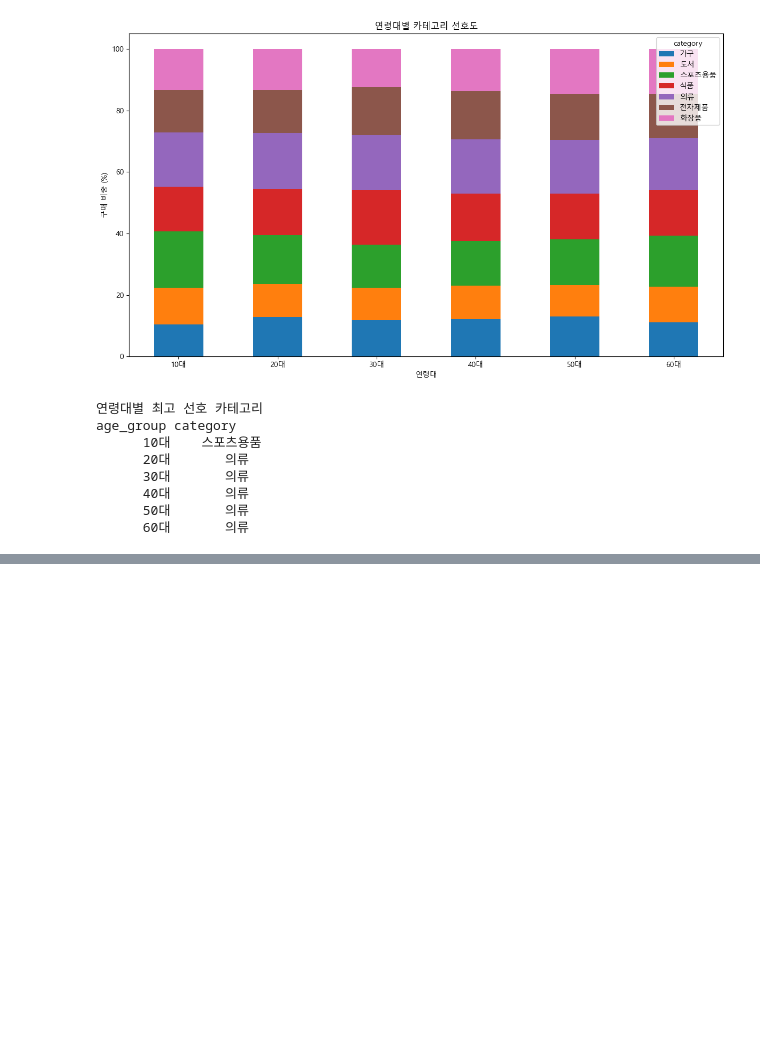
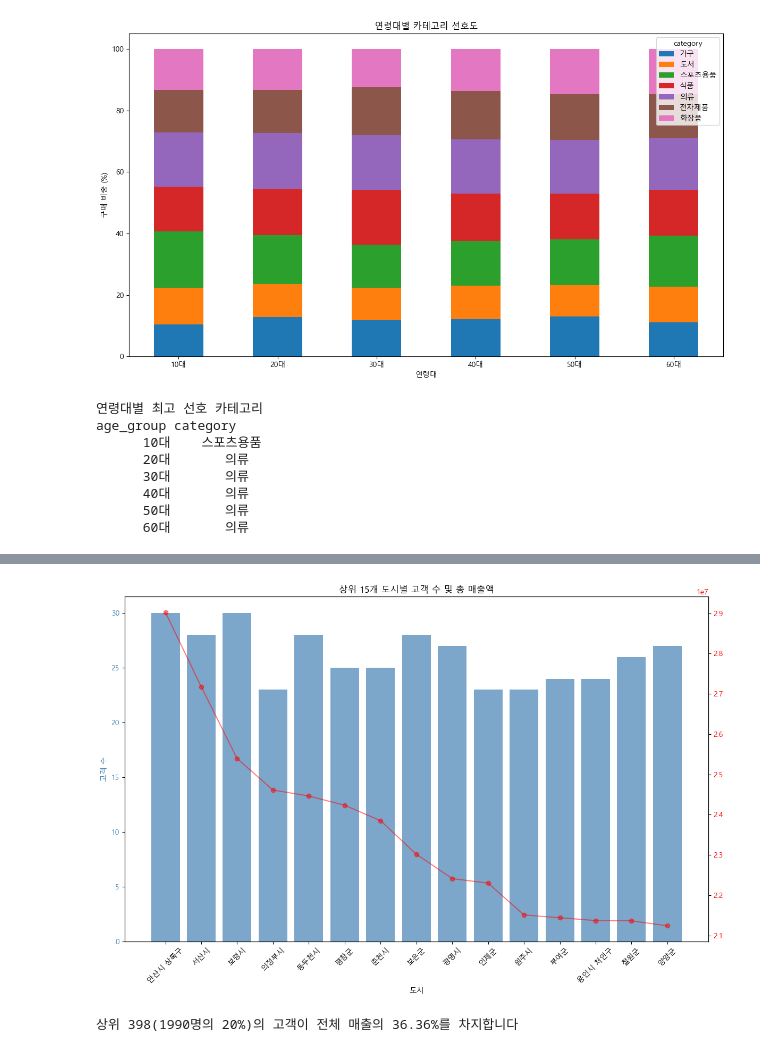
Before and after one commit to Happy-o3ov/big20-python-project1-team3, a Jupyter notebook: 실습문제/02 고객분석.ipynb, the cells around one changed output, grey strips where cells are left out. Cells and saved outputs as stored; diff of their text form; code cells hidden in the pictures; blank space fills up the shorter version.

```diff
--- a/실습문제/02 고객분석.ipynb
+++ b/실습문제/02 고객분석.ipynb
@@ -236,0 +331,42 @@ customer_growth = df_data2.groupby('customer_id').agg({
+# %%
+cols = ['customer_id','city','total_sales']
+
+df_data4 = df[cols].copy()
+
+# 도시별 고객 수와 총매출액 계산
+city_analysis = df_data4.groupby('city').agg({
+    'customer_id': 'nunique',  # 고유 고객 수
+    'total_sales': 'sum'        # 총매출액
+}).reset_index()
+
+city_analysis.columns = ['city', 'customer_count', 'total_revenue']
+
+# 총매출액 기준 상위 15개 도시 선택
+top15_cities = city_analysis.nlargest(15, 'total_revenue')
+
+# 정렬
+top15_cities = top15_cities.sort_values('total_revenue', ascending=False)
+
+# 시각화: 이중 축 차트
+fig, ax1 = plt.subplots(figsize=(12, 8))
+
+# 첫 번째 축: 고객 수
+x = range(len(top15_cities))
+bars1 = ax1.bar(x,top15_cities['customer_count'], alpha=0.7, color='steelblue', label='고객 수')
+ax1.set_ylabel('고객 수', color='steelblue')
+ax1.set_xlabel('도시')
+ax1.set_xticks(x)
+ax1.set_xticklabels(top15_cities['city'], rotation=45)
+ax1.tick_params(axis='y', labelcolor='steelblue')
+
+# 두 번째 축: 총매출액
+ax2 = ax1.twinx()
+lineplot2 = ax2.plot(x,top15_cities['total_revenue'], alpha=0.5, color='red', label='총매출액', marker='o')
+ax2.set_xlabel('총매출액 (원)', color='red')
+ax2.tick_params(axis='y', labelcolor='red')
+
+plt.title('상위 15개 도시별 고객 수 및 총 매출액')
+plt.tight_layout()
+plt.show()
+# %% [output]
+[figure, added]
@@ -236,0 +376,32 @@ customer_growth = df_data2.groupby('customer_id').agg({
+# %%
+cols = ['total_sales','customer_id']
+
+df_data5 = df[cols].copy()
+
+# 고객별 총매출 계산
+customer_sales = df_data5.groupby('customer_id')['total_sales'].sum().reset_index()
+customer_sales.columns = ['customer_id', 'total_sales']
+
+# 매출액 기준 내림차순 정렬
+customer_sales = customer_sales.sort_values('total_sales', ascending=False).reset_index(drop=True)
+
+# 전체 고객 수와 전체 매출액
+total_customers = len(customer_sales)
+total_revenue = customer_sales['total_sales'].sum()
+
+# 상위 20% 고객 수 계산
+top_20_percent_count = int(total_customers * 0.2)
+
+# 상위 20% 고객의 매출액
+top_20_percent_revenue = customer_sales.head(top_20_percent_count)['total_sales'].sum()
+
+# 매출 비율 계산
+revenue_percentage = (top_20_percent_revenue / total_revenue) * 100
+
+# 누적 매출 비율 계산 (파레토 차트용)
+customer_sales['customer_percentage'] = ((customer_sales.index + 1) / total_customers) * 100
+
+# 결과 출력
+print(f"상위 {top_20_percent_count:,}(1990명의 20%)의 고객이 전체 매출의 {revenue_percentage:.2f}%를 차지합니다")
+# %% [output]
+상위 398(1990명의 20%)의 고객이 전체 매출의 36.36%를 차지합니다
```
Also changed, not shown: parts of 10 cells of this notebook.
